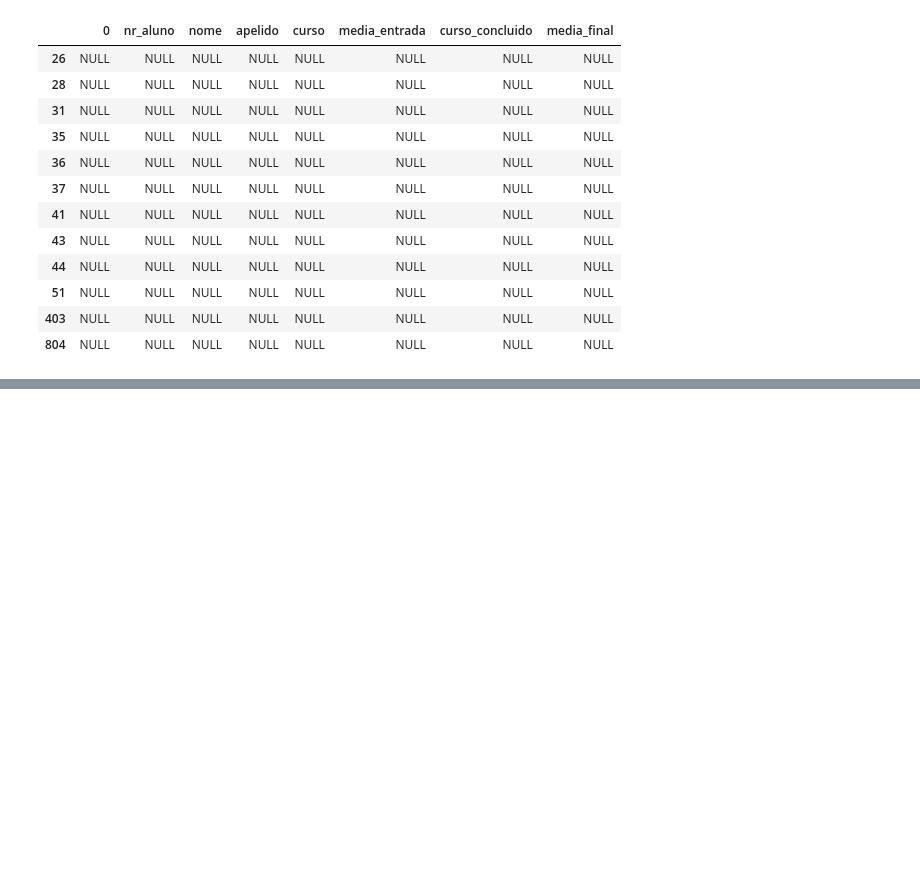
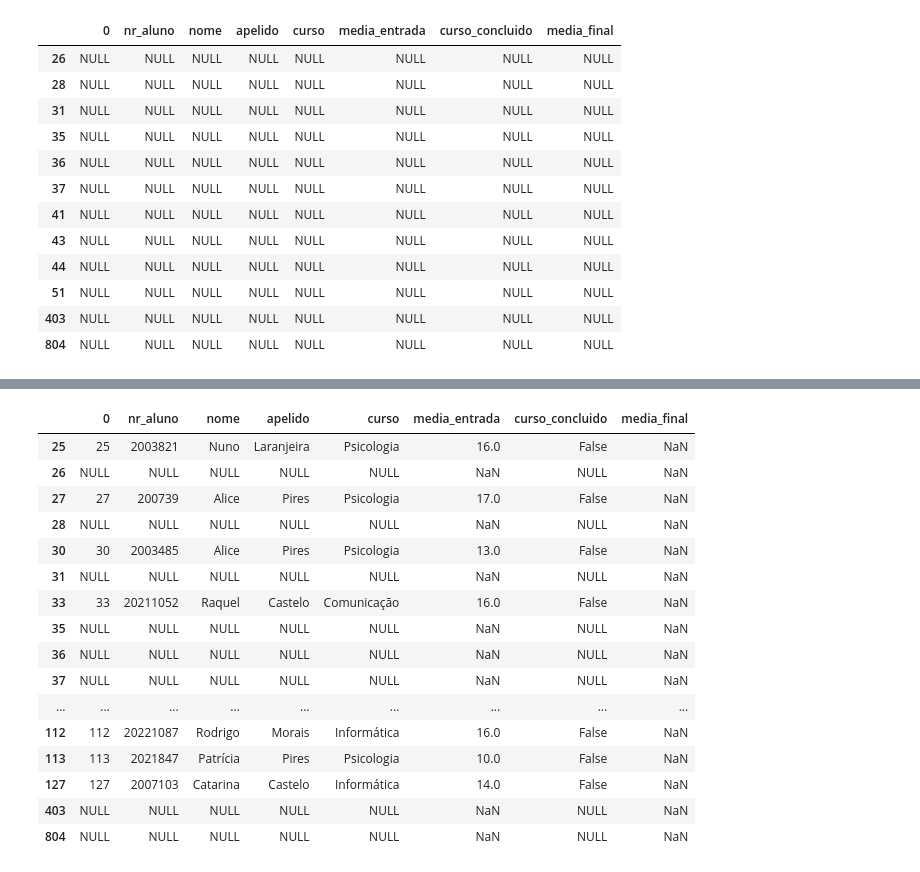
Before and after one commit to YasmymRodrigues/Data_Engineering, a Jupyter notebook: script_dataengineering.ipynb, the cells around one changed output, grey strips where cells are left out. Cells and saved outputs as stored; diff of their text form; code cells hidden in the pictures; blank space fills up the shorter version.

```diff
--- a/script_dataengineering.ipynb
+++ b/script_dataengineering.ipynb
@@ -114,11 +91,0 @@ df['nr_aluno'].iloc[26]
-# %%
-#Confirmar curso
-
-cursos = ['Psicologia', 'Informática', 'Comunicação']
-df.loc[~df['curso'].isin(cursos)] = 'NULL'
-
-
-
-for i in df['curso']:
-    if i not in ['Psicologia', 'Informática', 'Comunicação']:
-          print(i)
@@ -137,0 +92,4 @@ print(df)
+# %%
+df['media_entrada'] = pd.to_numeric(df['media_entrada'], errors='coerce')
+filtered_df_entrada= df[(df['media_entrada'] < 0) | (df['media_entrada'].isnull())]
+filtered_df_entrada
@@ -137,0 +112,22 @@ print(df)
+# %%
+df['media_final'] = pd.to_numeric(df['media_final'], errors='coerce')
+filtered_df_final = df[(df['media_final'] < 0) | (df['media_final'].isnull())]
+filtered_df_final
+# %% [output]
+|  | 0 | nr_aluno | nome | apelido | curso | media_entrada | curso_concluido | media_final |
+| 25 | 25 | 2003821 | Nuno | Laranjeira | Psicologia | 16.0 | False | NaN |
+| 26 | NULL | NULL | NULL | NULL | NULL | NaN | NULL | NaN |
+| 27 | 27 | 200739 | Alice | Pires | Psicologia | 17.0 | False | NaN |
+| 28 | NULL | NULL | NULL | NULL | NULL | NaN | NULL | NaN |
+| 30 | 30 | 2003485 | Alice | Pires | Psicologia | 13.0 | False | NaN |
+| 31 | NULL | NULL | NULL | NULL | NULL | NaN | NULL | NaN |
+| 33 | 33 | 20211052 | Raquel | Castelo | Comunicação | 16.0 | False | NaN |
+| 35 | NULL | NULL | NULL | NULL | NULL | NaN | NULL | NaN |
+| 36 | NULL | NULL | NULL | NULL | NULL | NaN | NULL | NaN |
+| 37 | NULL | NULL | NULL | NULL | NULL | NaN | NULL | NaN |
+| ... | ... | ... | ... | ... | ... | ... | ... | ... |
+| 112 | 112 | 20221087 | Rodrigo | Morais | Informática | 16.0 | False | NaN |
+| 113 | 113 | 2021847 | Patrícia | Pires | Psicologia | 10.0 | False | NaN |
+| 127 | 127 | 2007103 | Catarina | Castelo | Informática | 14.0 | False | NaN |
+| 403 | NULL | NULL | NULL | NULL | NULL | NaN | NULL | NaN |
+| 804 | NULL | NULL | NULL | NULL | NULL | NaN | NULL | NaN |
```
Also changed, not shown: parts of 9 cells of this notebook, 1 other file.
